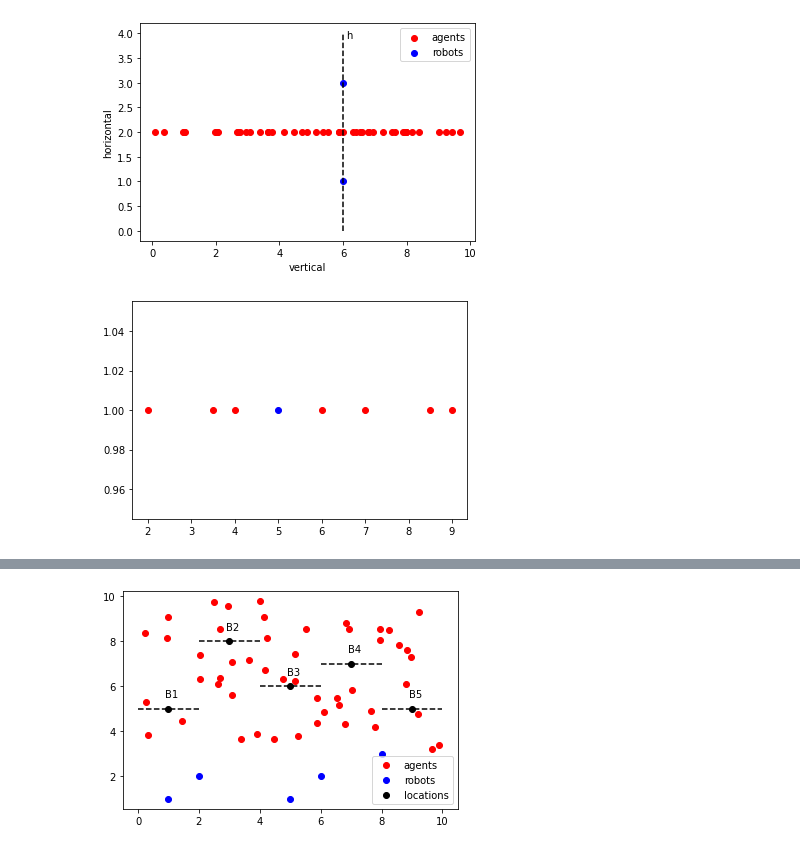
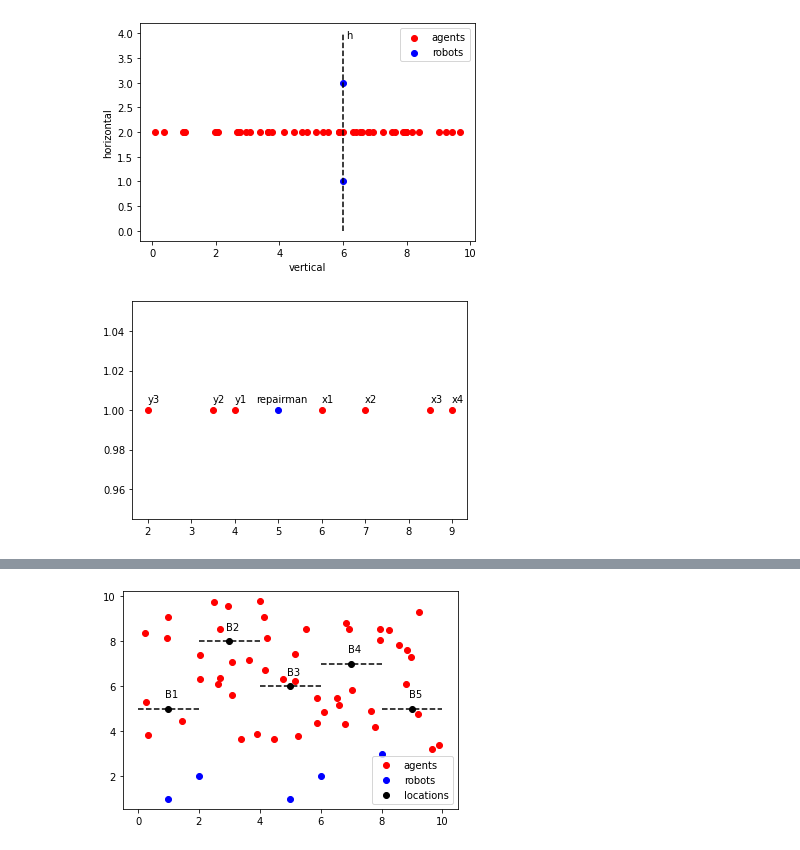
Before and after one commit to Elilgo324/dsd, a Jupyter notebook: paper-plots/paper_plots.ipynb, the cells around one changed output, grey strips where cells are left out. Drawn from its saved outputs; the diff is of its cells as text; code cells hidden in the pictures.

```diff
--- a/paper-plots/paper_plots.ipynb
+++ b/paper-plots/paper_plots.ipynb
@@ -139,27 +147,30 @@ plt.show()
 # %%
 seed(6)
 
 X = [(6,1),(7,1),(8.5,1),(9,1)]
 Y = [(4,1),(3.5,1),(2,1)]
 
 plt.scatter(*zip(*X), c='red')
 plt.scatter(*zip(*Y), c='red')
 plt.scatter([5],[1], c='blue')
 
+
 annotations1 = ['x1','x2','x3','x4']
 for i, label in enumerate(annotations1):
     x,y = X[i]
-    plt.annotate(label, (x+0.1, y-0.2))
+    plt.annotate(label, (x, 1.004))
 
 annotations2 = ['y1','y2','y3']
 for i, label in enumerate(annotations2):
     x,y = Y[i]
-    plt.annotate(label, (x+0.1, y-0.2))
+    plt.annotate(label, (x, 1.004))
+
+plt.annotate('repairman', (4.5, 1.004))
 
 plt.savefig('trp.png')
 plt.show()
 # %% [output]
-[figure, old version]
+[figure, new version]
 # %%
 xy = pd.read_csv('xy.csv',index_col=' ')
 yx = pd.read_csv('yx.csv',index_col=' ')
```
Also changed, not shown: parts of 9 cells of this notebook, 12 other files.
